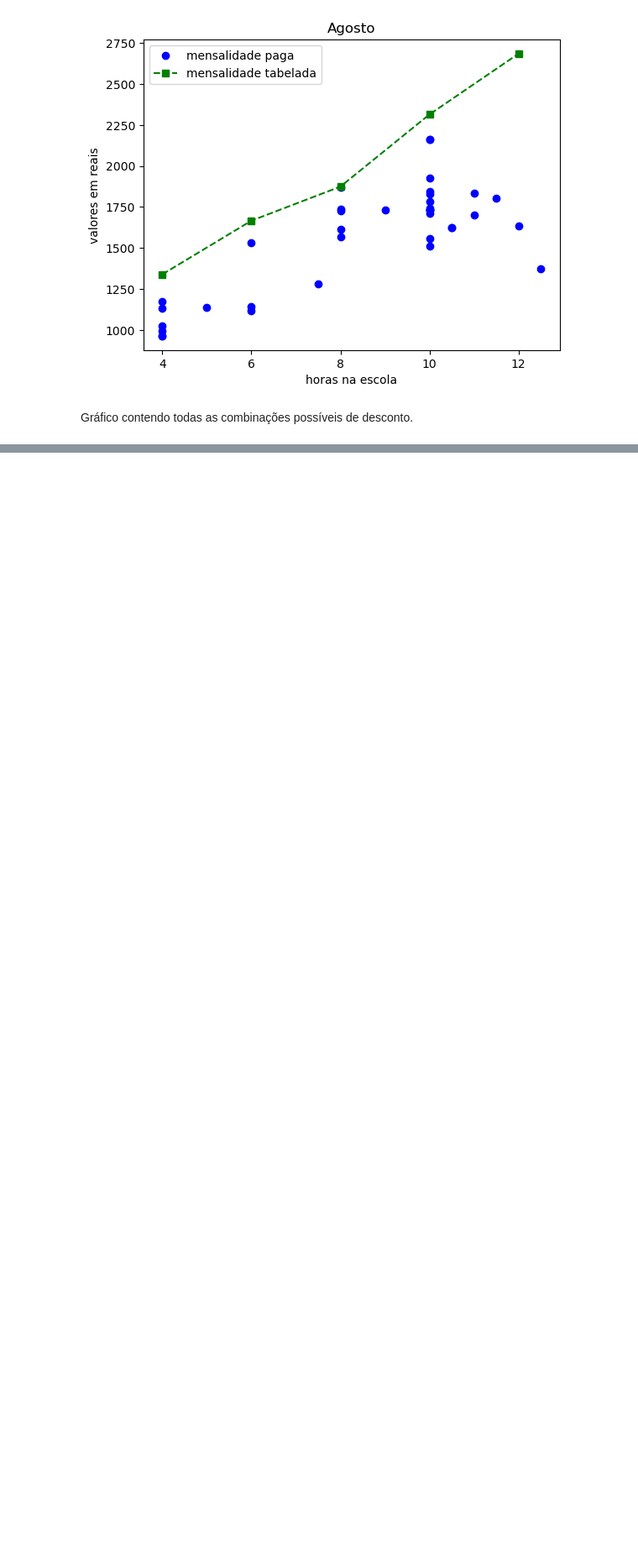
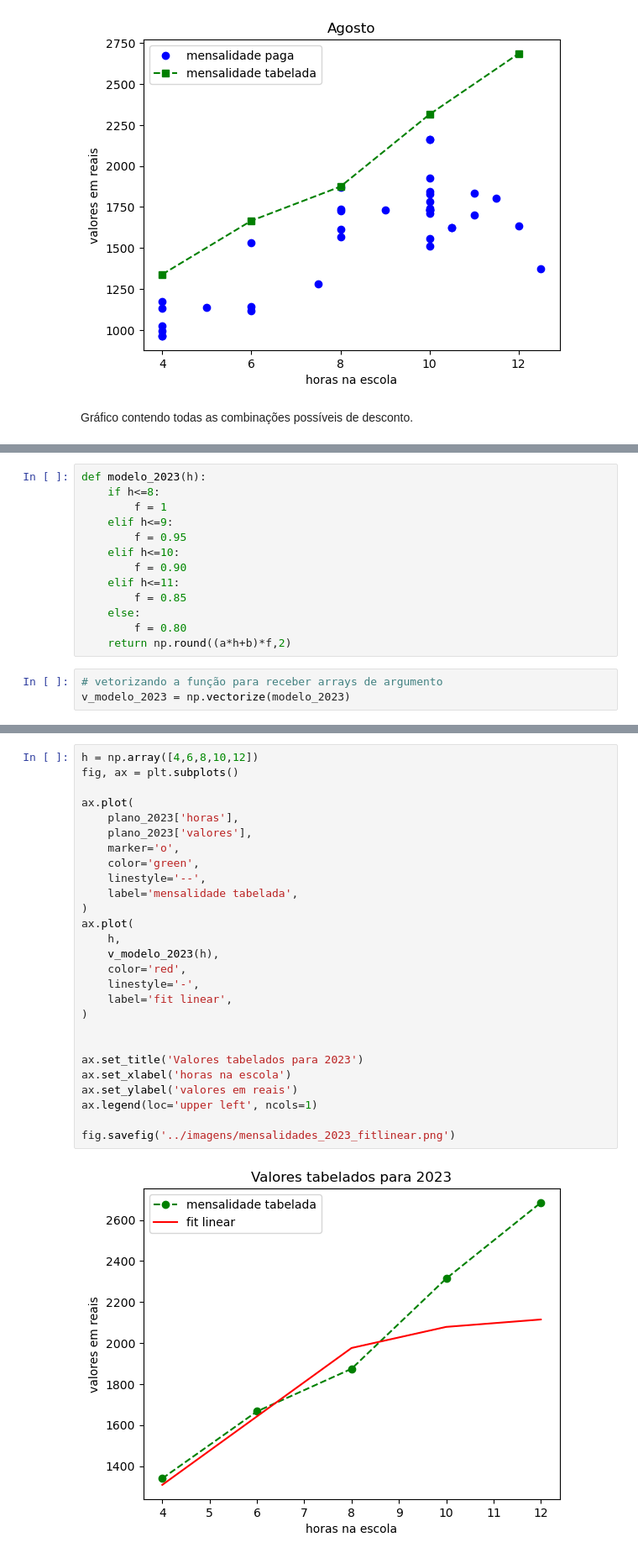
Before and after one commit to mp-resuldados/calculo-de-mensalidades, a Jupyter notebook: notebooks/calculos.ipynb, the cells around one changed output, grey strips where cells are left out. Shown at 84% size. Drawn from its saved outputs; the diff is of its cells as text; blank space fills up the shorter version.

```diff
--- a/notebooks/calculos.ipynb
+++ b/notebooks/calculos.ipynb
@@ -166,0 +444,16 @@ fig.savefig('../imagens/mensalidades_2023_descontos.png')
+# %%
+def modelo_2023(h):
+    if h<=8:
+        f = 1
+    elif h<=9:
+        f = 0.95
+    elif h<=10:
+        f = 0.90
+    elif h<=11:
+        f = 0.85
+    else:
+        f = 0.80
+    return np.round((a*h+b)*f,2)
+# %%
+# vetorizando a função para receber arrays de argumento
+v_modelo_2023 = np.vectorize(modelo_2023)
@@ -166,0 +462,29 @@ fig.savefig('../imagens/mensalidades_2023_descontos.png')
+# %%
+h = np.array([4,6,8,10,12])
+fig, ax = plt.subplots()
+
+ax.plot(
+    plano_2023['horas'],
+    plano_2023['valores'],
+    marker='o',
+    color='green',
+    linestyle='--',
+    label='mensalidade tabelada',
+)
+ax.plot(
+    h,
+    v_modelo_2023(h),
+    color='red',
+    linestyle='-',
+    label='fit linear',
+)
+
+
+ax.set_title('Valores tabelados para 2023')
+ax.set_xlabel('horas na escola')
+ax.set_ylabel('valores em reais')
+ax.legend(loc='upper left', ncols=1)
+
+fig.savefig('../imagens/mensalidades_2023_fitlinear.png')
+# %% [output]
+[figure, added]
```
Also changed, not shown: parts of 44 cells of this notebook, 3 other files.
